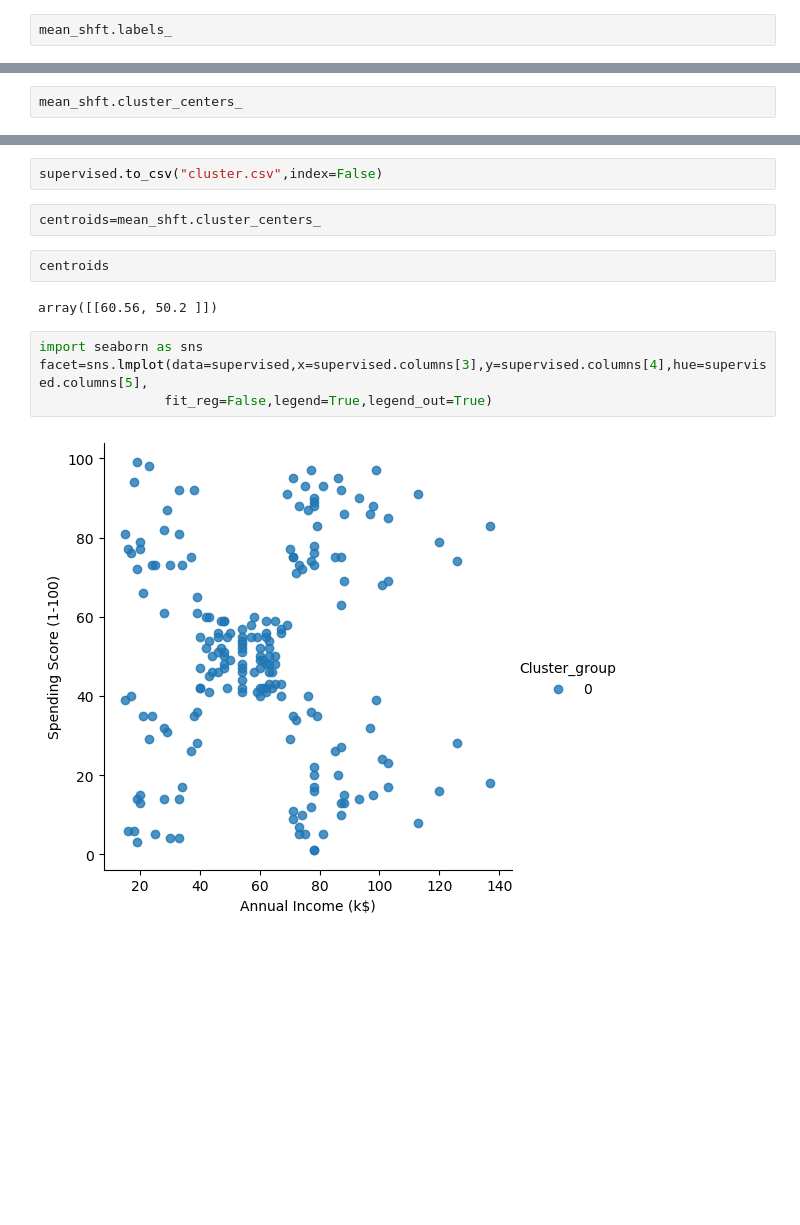
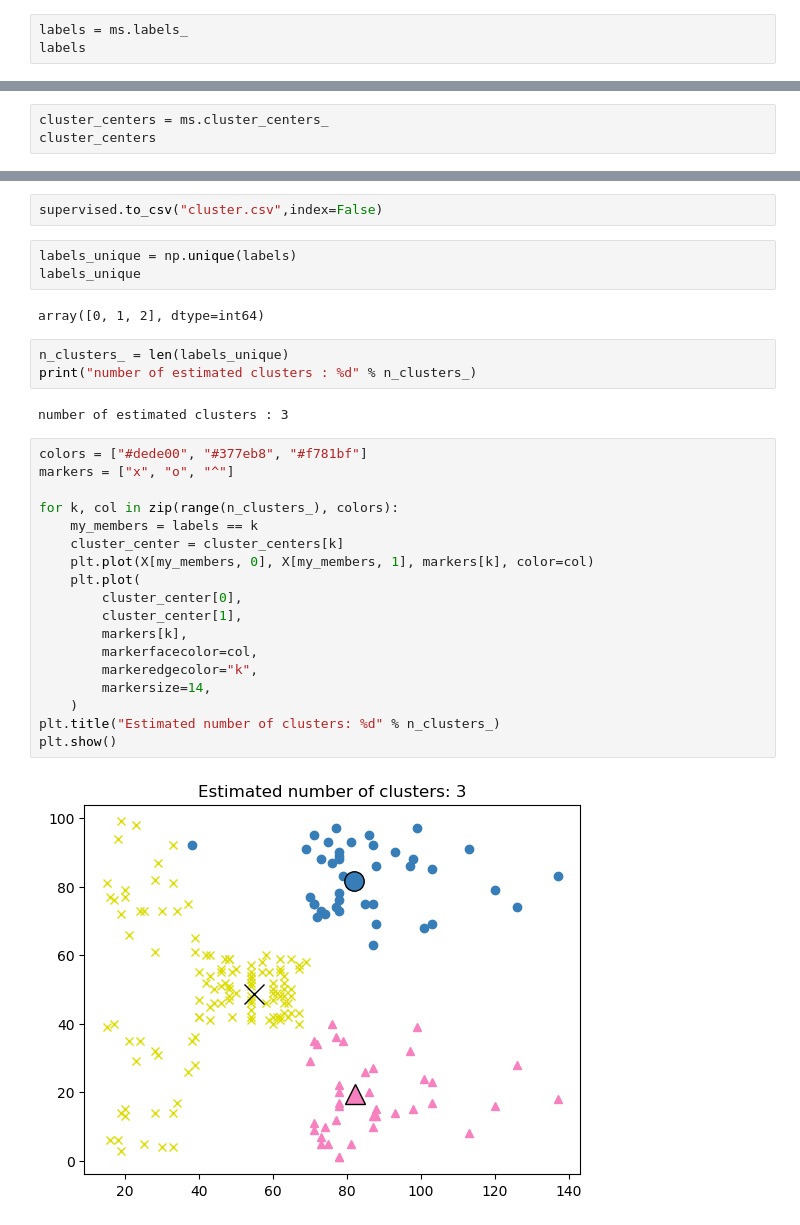
Before and after one commit to Sathya2119/Assignment_clustering, a Jupyter notebook: 1.Mean_Shift_Cluster.ipynb, the cells around one changed output, grey strips where cells are left out. Saved outputs shown, nothing was run; the diff lists cells and outputs as text; blank space fills up the shorter version.

```diff
--- a/1.Mean_Shift_Cluster.ipynb
+++ b/1.Mean_Shift_Cluster.ipynb
@@ -32,4 +54,5 @@ MeanShift(bandwidth=100, bin_seeding=False, cluster_all=True, min_bin_freq=1,
 # %%
-mean_shft.labels_
+labels = ms.labels_
+labels
 # %% [output]
 array([0, 0, 0, 0, 0, 0, 0, 0, 0, 0, 0, 0, 0, 0, 0, 0, 0, 0, 0, 0, 0, 0,
@@ -45,3 +68,4 @@ array([0, 0, 0, 0, 0, 0, 0, 0, 0, 0, 0, 0, 0, 0, 0, 0, 0, 0, 0, 0, 0, 0,
 # %%
-mean_shft.cluster_centers_
+cluster_centers = ms.cluster_centers_
+cluster_centers
 # %% [output]
@@ -86,14 +132,32 @@ supervised
 # %%
 supervised.to_csv("cluster.csv",index=False)
 # %%
-centroids=mean_shft.cluster_centers_
+labels_unique = np.unique(labels)
+labels_unique
+# %% [output]
+array([0, 1, 2], dtype=int64)
 # %%
-centroids
+n_clusters_ = len(labels_unique)
+print("number of estimated clusters : %d" % n_clusters_)
 # %% [output]
-array([[60.56, 50.2 ]])
+number of estimated clusters : 3
 # %%
-import seaborn as sns
-facet=sns.lmplot(data=supervised,x=supervised.columns[3],y=supervised.columns[4],hue=supervised.columns[5],
-                fit_reg=False,legend=True,legend_out=True)
+colors = ["#dede00", "#377eb8", "#f781bf"]
+markers = ["x", "o", "^"]
+
+for k, col in zip(range(n_clusters_), colors):
+    my_members = labels == k
+    cluster_center = cluster_centers[k]
+    plt.plot(X[my_members, 0], X[my_members, 1], markers[k], color=col)
+    plt.plot(
+        cluster_center[0],
+        cluster_center[1],
+        markers[k],
+        markerfacecolor=col,
+        markeredgecolor="k",
+        markersize=14,
+    )
+plt.title("Estimated number of clusters: %d" % n_clusters_)
+plt.show()
 # %% [output]
-[figure, old version]
+[figure, new version]
```
Also changed, not shown: parts of 6 cells of this notebook, 1 other file.
